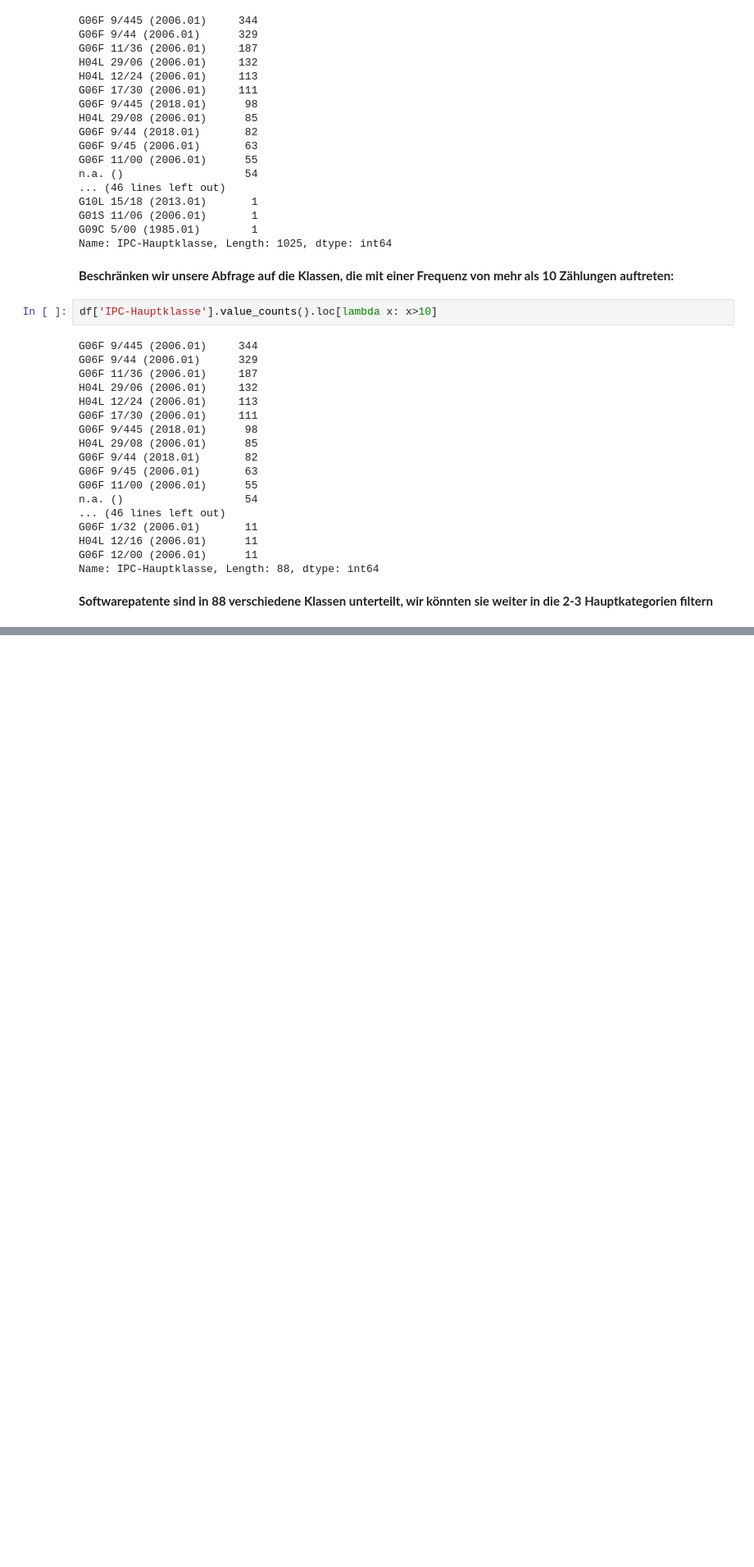
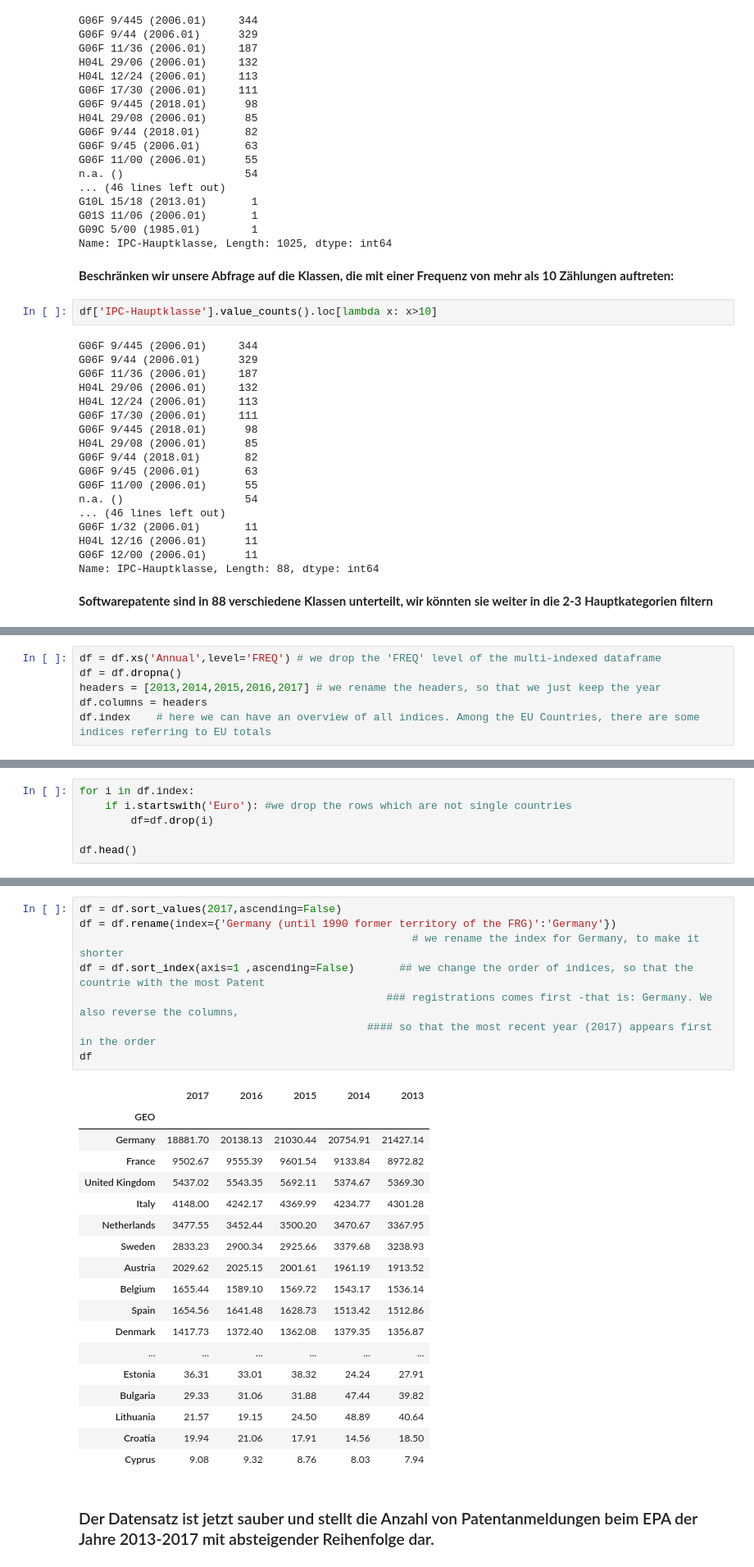
Before and after one commit to OrestisP/Patent-Registry-DPMA, a Jupyter notebook: Patent registry DPMA.ipynb, the cells around one changed output, grey strips where cells are left out. Shown at 82% size. Drawn from its saved outputs; the diff is of its cells as text; blank space fills up the shorter version.

```diff
--- a/Patent registry DPMA.ipynb
+++ b/Patent registry DPMA.ipynb
@@ -219,0 +281,6 @@ Name: IPC-Hauptklasse, Length: 88, dtype: int64
+# %%
+df = df.xs('Annual',level='FREQ') # we drop the 'FREQ' level of the multi-indexed dataframe
+df = df.dropna()
+headers = [2013,2014,2015,2016,2017] # we rename the headers, so that we just keep the year
+df.columns = headers
+df.index    # here we can have an overview of all indices. Among the EU Countries, there are some indices referring to EU totals
@@ -219,0 +298,6 @@ Name: IPC-Hauptklasse, Length: 88, dtype: int64
+# %%
+for i in df.index:
+    if i.startswith('Euro'): #we drop the rows which are not single countries
+        df=df.drop(i)
+
+df.head()
@@ -219,0 +312,29 @@ Name: IPC-Hauptklasse, Length: 88, dtype: int64
+# %%
+df = df.sort_values(2017,ascending=False)
+df = df.rename(index={'Germany (until 1990 former territory of the FRG)':'Germany'})
+                                                    # we rename the index for Germany, to make it shorter
+df = df.sort_index(axis=1 ,ascending=False)       ## we change the order of indices, so that the countrie with the most Patent
+                                                ### registrations comes first -that is: Germany. We also reverse the columns,
+                                             #### so that the most recent year (2017) appears first in the order
+df
+# %% [output]
+|  | 2017 | 2016 | 2015 | 2014 | 2013 |
+| GEO |  |  |  |  |  |
+| Germany | 18881.70 | 20138.13 | 21030.44 | 20754.91 | 21427.14 |
+| France | 9502.67 | 9555.39 | 9601.54 | 9133.84 | 8972.82 |
+| United Kingdom | 5437.02 | 5543.35 | 5692.11 | 5374.67 | 5369.30 |
+| Italy | 4148.00 | 4242.17 | 4369.99 | 4234.77 | 4301.28 |
+| Netherlands | 3477.55 | 3452.44 | 3500.20 | 3470.67 | 3367.95 |
+| Sweden | 2833.23 | 2900.34 | 2925.66 | 3379.68 | 3238.93 |
+| Austria | 2029.62 | 2025.15 | 2001.61 | 1961.19 | 1913.52 |
+| Belgium | 1655.44 | 1589.10 | 1569.72 | 1543.17 | 1536.14 |
+| Spain | 1654.56 | 1641.48 | 1628.73 | 1513.42 | 1512.86 |
+| Denmark | 1417.73 | 1372.40 | 1362.08 | 1379.35 | 1356.87 |
+| ... | ... | ... | ... | ... | ... |
+| Estonia | 36.31 | 33.01 | 38.32 | 24.24 | 27.91 |
+| Bulgaria | 29.33 | 31.06 | 31.88 | 47.44 | 39.82 |
+| Lithuania | 21.57 | 19.15 | 24.50 | 48.89 | 40.64 |
+| Croatia | 19.94 | 21.06 | 17.91 | 14.56 | 18.50 |
+| Cyprus | 9.08 | 9.32 | 8.76 | 8.03 | 7.94 |
+# %% [markdown]
+### Der Datensatz ist jetzt sauber und stellt die Anzahl von Patentanmeldungen beim EPA der Jahre 2013-2017 mit absteigender Reihenfolge dar.
```
Also changed, not shown: parts of 12 cells of this notebook.
